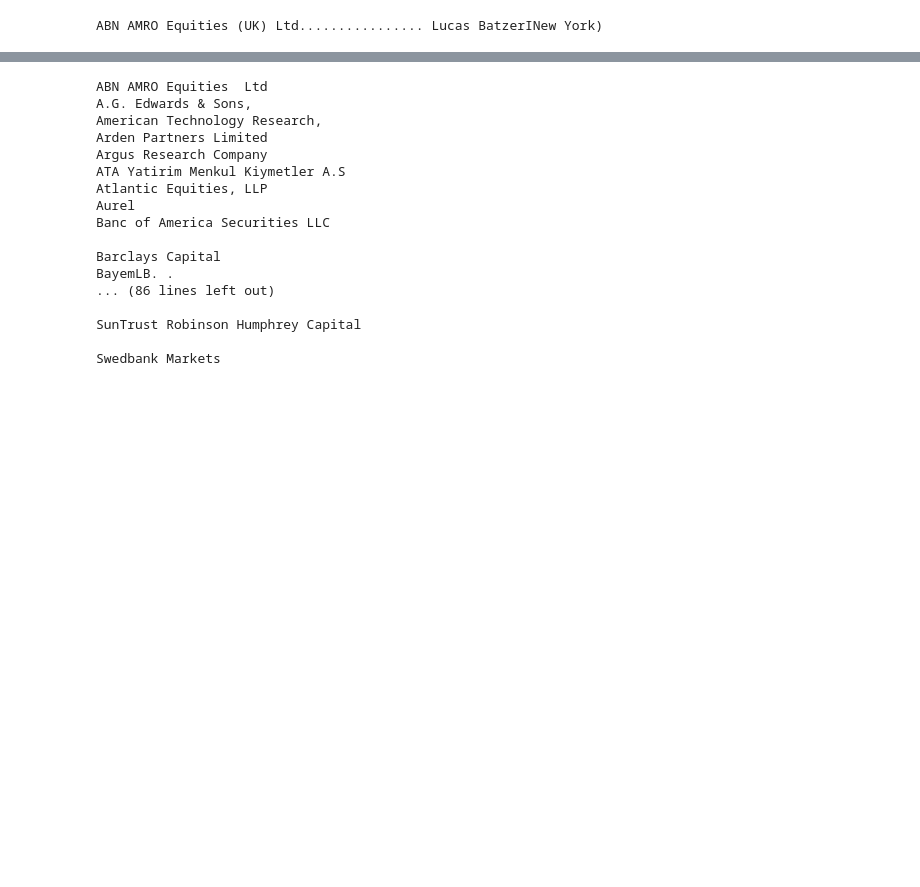
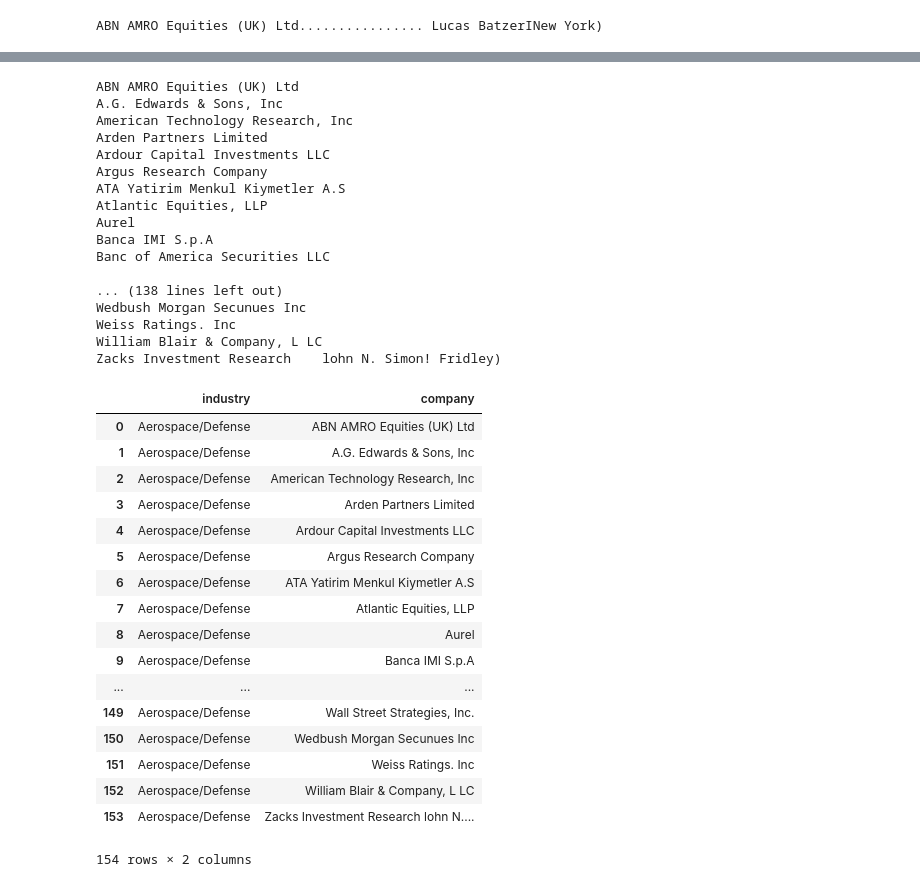
Before and after one commit to michellemao0224/PDF-to-Text-Parser, a Jupyter notebook: pdfParser.ipynb, the cells around one changed output, grey strips where cells are left out. Saved outputs shown, nothing was run; the diff lists cells and outputs as text; code cells hidden in the pictures; blank space fills up the shorter version.

```diff
--- a/pdfParser.ipynb
+++ b/pdfParser.ipynb
@@ -73,9 +75,8 @@ df_i
 # %%
-company_name = []
+row_name = []
 for index, row in df_i.iterrows():
-    company_name.append(row['Aerospace / Defense'])
-
-print(company_name[0])
+    row_name.append(row['Industry'])
+print(row_name[0])
 # %% [output]
 ABN AMRO Equities (UK) Ltd................ Lucas BatzerINew York)
 # %%
@@ -169,24 +151,26 @@ False ['Mats Liss']
 # %%
-key_words = ['...',',']
-name_filter = filter(lambda name: any(key_word in name for key_word in key_words), firmName)
+key_words = ['...',',','   ', 'LLC', 'Inc', 'Research', 'Ltd', 'Crop', 'Limited']
+company_name = []
+name_filter = filter(lambda name: any(key_word in name for key_word in key_words), row_name)
 for names in name_filter:
     company = names.split("...")[0]
     print(company)
+    company_name.append(company)
 # %% [output]
-ABN AMRO Equities  Ltd
-A.G. Edwards & Sons,
-American Technology Research,
+ABN AMRO Equities (UK) Ltd
+A.G. Edwards & Sons, Inc
+American Technology Research, Inc
 Arden Partners Limited
+Ardour Capital Investments LLC
 Argus Research Company
 ATA Yatirim Menkul Kiymetler A.S
 Atlantic Equities, LLP
 Aurel
+Banca IMI S.p.A
 Banc of America Securities LLC
 
-Barclays Capital
-BayemLB. .
-... (86 lines left out)
-
-SunTrust Robinson Humphrey Capital
-
-Swedbank Markets
+... (138 lines left out)
+Wedbush Morgan Secunues Inc
+Weiss Ratings. Inc
+William Blair & Company, L LC
+Zacks Investment Research    lohn N. Simon! Fridley)
@@ -213,10 +199,32 @@ for city in cities:
 ###
 # List of dictionaries to build and convert to a DataFrame later
 df_list = []
-for industry in industry_list:
-    try:
-        if industry_type = industry:
-
-            df_list.append({'industry': industry_type,
-                        'title': title,
-                        'poster_url': first_image_url})
+for industries in industry_list:
+        if industry_type in industries:
+#             print(industry_type)
+            for companies in company_name:
+                df_list.append({'industry': industry_type,
+                        'company': companies
+                           })
+# %%
+df_industry = pd.DataFrame(df_list, columns = ['industry', 'company'])
+df_industry
+# %% [output]
+|  | industry | company |
+| 0 | Aerospace/Defense | ABN AMRO Equities (UK) Ltd |
+| 1 | Aerospace/Defense | A.G. Edwards & Sons, Inc |
+| 2 | Aerospace/Defense | American Technology Research, Inc |
+| 3 | Aerospace/Defense | Arden Partners Limited |
+| 4 | Aerospace/Defense | Ardour Capital Investments LLC |
+| 5 | Aerospace/Defense | Argus Research Company |
+| 6 | Aerospace/Defense | ATA Yatirim Menkul Kiymetler A.S |
+| 7 | Aerospace/Defense | Atlantic Equities, LLP |
+| 8 | Aerospace/Defense | Aurel |
+| 9 | Aerospace/Defense | Banca IMI S.p.A |
+| ... | ... | ... |
+| 149 | Aerospace/Defense | Wall Street Strategies, Inc. |
+| 150 | Aerospace/Defense | Wedbush Morgan Secunues Inc |
+| 151 | Aerospace/Defense | Weiss Ratings. Inc |
+| 152 | Aerospace/Defense | William Blair & Company, L LC |
+| 153 | Aerospace/Defense | Zacks Investment Research lohn N.... |
+154 rows × 2 columns
```
Also changed, not shown: parts of 7 cells of this notebook, 1 other file.
